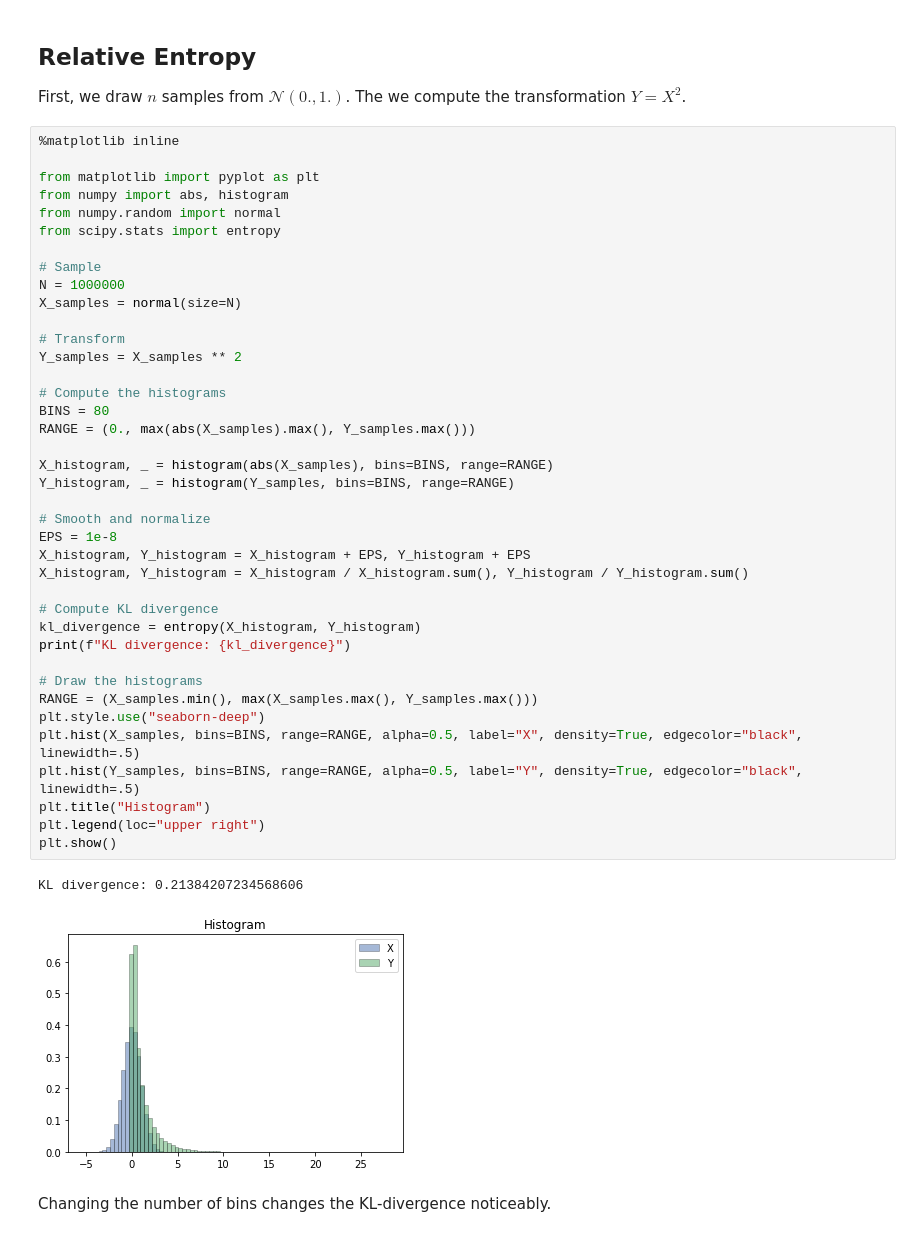
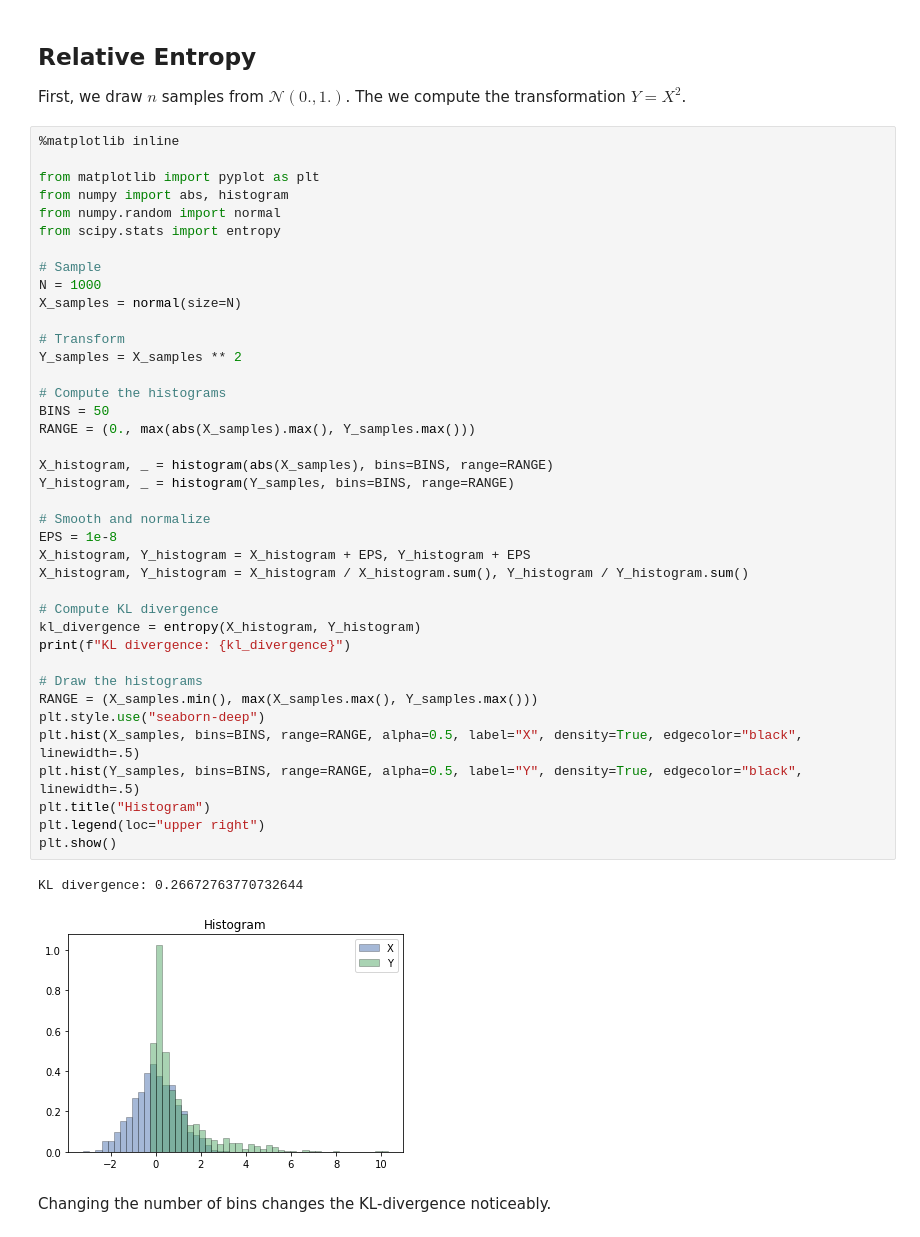
Before and after one commit to olokobayusuf/uncertainty-quant, a Jupyter notebook: entropy.ipynb, the cells around one changed output. Saved outputs shown, nothing was run; the diff lists cells and outputs as text.

```diff
--- a/entropy.ipynb
+++ b/entropy.ipynb
@@ -30,39 +30,39 @@ from numpy.random import normal
 from scipy.stats import entropy
 
 # Sample
-N = 1000000
+N = 1000
 X_samples = normal(size=N)
 
 # Transform
 Y_samples = X_samples ** 2
 
 # Compute the histograms
-BINS = 80
+BINS = 50
 RANGE = (0., max(abs(X_samples).max(), Y_samples.max()))
 
 X_histogram, _ = histogram(abs(X_samples), bins=BINS, range=RANGE)
 Y_histogram, _ = histogram(Y_samples, bins=BINS, range=RANGE)
 
 # Smooth and normalize
 EPS = 1e-8
 X_histogram, Y_histogram = X_histogram + EPS, Y_histogram + EPS
 X_histogram, Y_histogram = X_histogram / X_histogram.sum(), Y_histogram / Y_histogram.sum()
 
 # Compute KL divergence
 kl_divergence = entropy(X_histogram, Y_histogram)
 print(f"KL divergence: {kl_divergence}")
 
 # Draw the histograms
 RANGE = (X_samples.min(), max(X_samples.max(), Y_samples.max()))
 plt.style.use("seaborn-deep")
 plt.hist(X_samples, bins=BINS, range=RANGE, alpha=0.5, label="X", density=True, edgecolor="black", linewidth=.5)
 plt.hist(Y_samples, bins=BINS, range=RANGE, alpha=0.5, label="Y", density=True, edgecolor="black", linewidth=.5)
 plt.title("Histogram")
 plt.legend(loc="upper right")
 plt.show()
 # %% [output]
-KL divergence: 0.21384207234568606
+KL divergence: 0.26672763770732644
-[figure, old version]
+[figure, new version]
 # %% [markdown]
 Changing the number of bins changes the KL-divergence noticeably.
 # %% [markdown]
```
